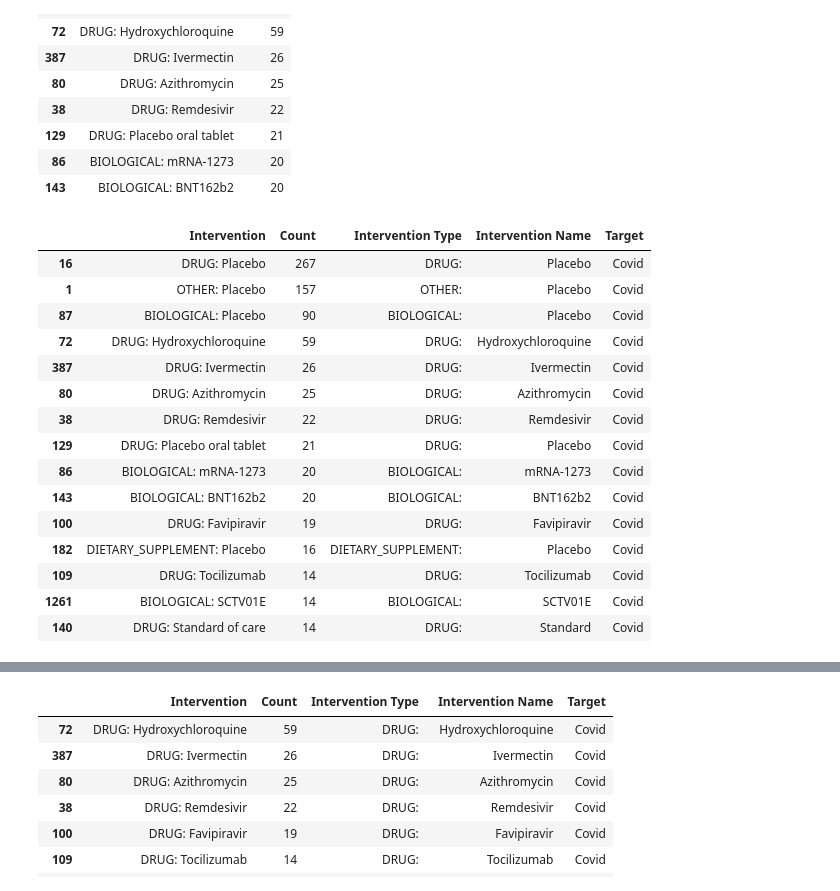
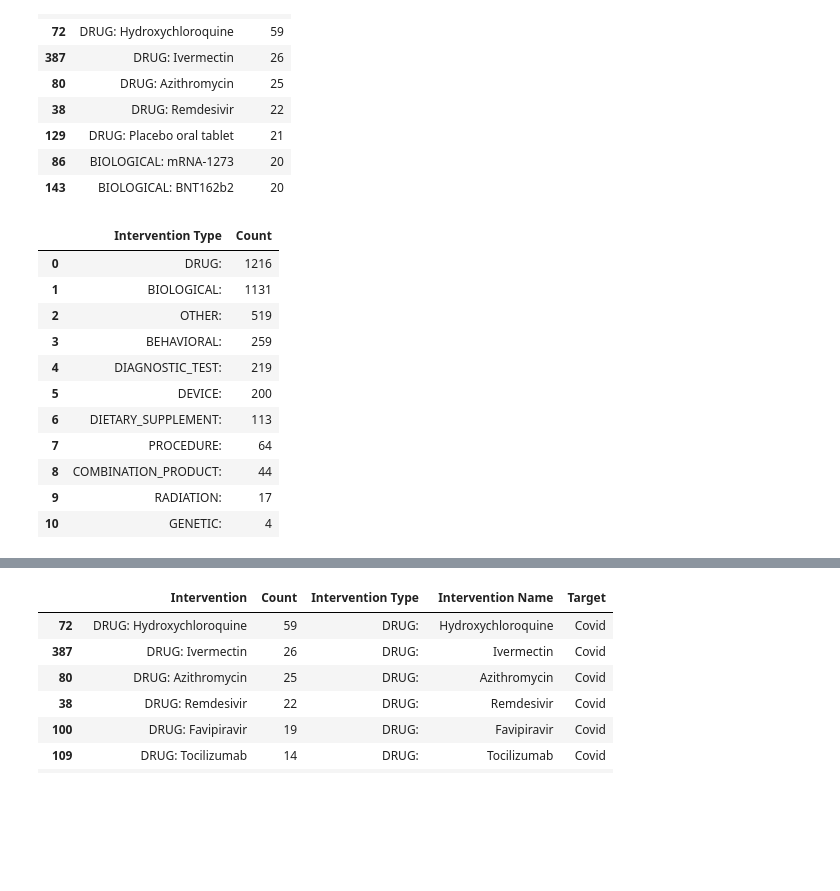
Before and after one commit to gtrentz/hda-p1, a Jupyter notebook: partBGabe.ipynb, the cells around one changed output, grey strips where cells are left out. Cells and saved outputs as stored; diff of their text form; code cells hidden in the pictures; blank space fills up the shorter version.

```diff
--- a/partBGabe.ipynb
+++ b/partBGabe.ipynb
@@ -360,23 +365,24 @@ covidInterventionsDict.head(10)
 # %%
 #create a dataframe that only contains the interventions where the type is 'Drug'. Split intervention into intervention type (before the space) and intervention name (after the space)
 covidInterventionsDict['Intervention Type'] = covidInterventionsDict['Intervention'].apply(lambda x: x.split(' ')[0])
 covidInterventionsDict['Intervention Name'] = covidInterventionsDict['Intervention'].apply(lambda x: x.split(' ')[1])
 covidInterventionsDict['Target'] = 'Covid'
-covidInterventionsDict.head(15)
+IntervetionTypes = list(covidInterventionsDict['Intervention Type'].unique())
+#Count the number of trials for each type of intervention
+covidInterventionsDictType = covidInterventionsDict['Intervention Type'].value_counts().reset_index()
+covidInterventionsDictType.columns = ['Intervention Type', 'Count']
+covidInterventionsDictType = covidInterventionsDictType.sort_values(by = 'Count', ascending = False)
+covidInterventionsDictType
 # %% [output]
-|  | Intervention | Count | Intervention Type | Intervention Name | Target |
-| 16 | DRUG: Placebo | 267 | DRUG: | Placebo | Covid |
-| 1 | OTHER: Placebo | 157 | OTHER: | Placebo | Covid |
-| 87 | BIOLOGICAL: Placebo | 90 | BIOLOGICAL: | Placebo | Covid |
-| 72 | DRUG: Hydroxychloroquine | 59 | DRUG: | Hydroxychloroquine | Covid |
-| 387 | DRUG: Ivermectin | 26 | DRUG: | Ivermectin | Covid |
-| 80 | DRUG: Azithromycin | 25 | DRUG: | Azithromycin | Covid |
-| 38 | DRUG: Remdesivir | 22 | DRUG: | Remdesivir | Covid |
-| 129 | DRUG: Placebo oral tablet | 21 | DRUG: | Placebo | Covid |
-| 86 | BIOLOGICAL: mRNA-1273 | 20 | BIOLOGICAL: | mRNA-1273 | Covid |
-| 143 | BIOLOGICAL: BNT162b2 | 20 | BIOLOGICAL: | BNT162b2 | Covid |
-| 100 | DRUG: Favipiravir | 19 | DRUG: | Favipiravir | Covid |
-| 182 | DIETARY_SUPPLEMENT: Placebo | 16 | DIETARY_SUPPLEMENT: | Placebo | Covid |
-| 109 | DRUG: Tocilizumab | 14 | DRUG: | Tocilizumab | Covid |
-| 1261 | BIOLOGICAL: SCTV01E | 14 | BIOLOGICAL: | SCTV01E | Covid |
-| 140 | DRUG: Standard of care | 14 | DRUG: | Standard | Covid |
+|  | Intervention Type | Count |
+| 0 | DRUG: | 1216 |
+| 1 | BIOLOGICAL: | 1131 |
+| 2 | OTHER: | 519 |
+| 3 | BEHAVIORAL: | 259 |
+| 4 | DIAGNOSTIC_TEST: | 219 |
+| 5 | DEVICE: | 200 |
+| 6 | DIETARY_SUPPLEMENT: | 113 |
+| 7 | PROCEDURE: | 64 |
+| 8 | COMBINATION_PRODUCT: | 44 |
+| 9 | RADIATION: | 17 |
+| 10 | GENETIC: | 4 |
```
Also changed, not shown: parts of 14 cells of this notebook, 10 other files.
